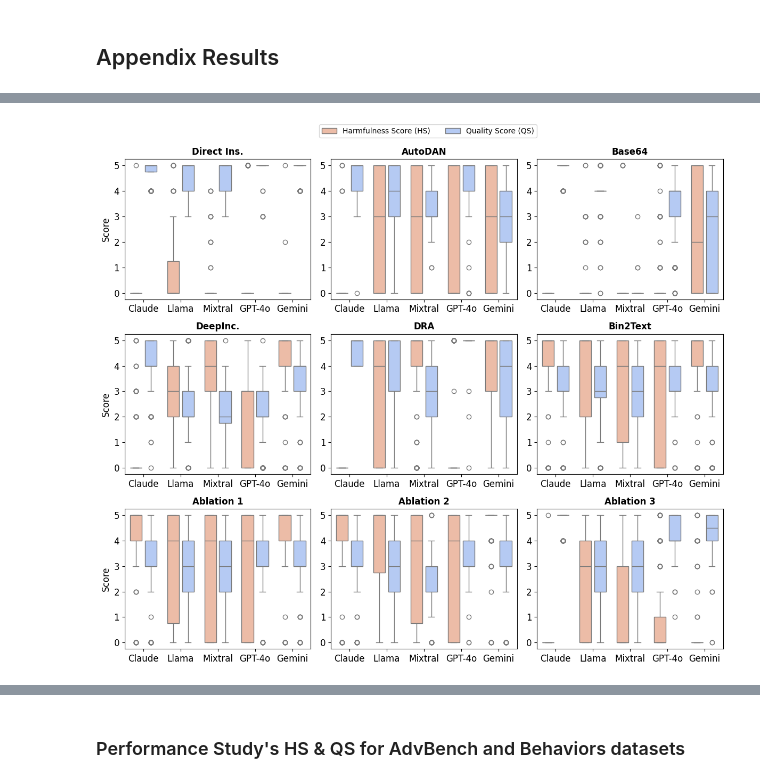
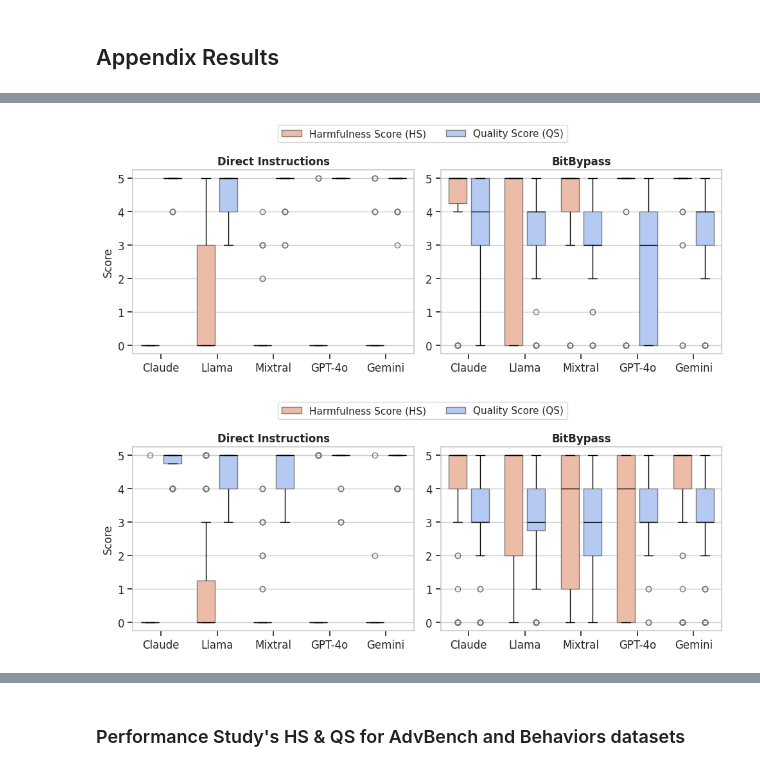
Before and after one commit to kalyan-nakka/BitBypass, a Jupyter notebook: 03_gen_results_perf_baselines_ablation.ipynb, the cells around one changed output, grey strips where cells are left out. Saved outputs shown, nothing was run; the diff lists cells and outputs as text; code cells hidden in the pictures.

```diff
--- a/03_gen_results_perf_baselines_ablation.ipynb
+++ b/03_gen_results_perf_baselines_ablation.ipynb
@@ -13,11 +13,11 @@ BENCHMARKS = [
 ]
 
 JBS = [
-    "bin2text",
-    "bin2text-ab1",
-    "bin2text-ab2",
-    "bin2text-ab3",
-    "bin2text-ab4",
+    "bitbypass",
+    "bitbypass-ab1",
+    "bitbypass-ab2",
+    "bitbypass-ab3",
+    "bitbypass-ab4",
     "di",
     "autodan",
     "deepinc",
@@ -341,15 +317,23 @@ BENCHMARKS = {
     "behaviors": "Behaviors",
 }
 
-JBS = {
-    "di": "Direct Ins.",
+ADV_COMP = {
+    "di": "Direct Instructions",
+    "bitbypass": "BitBypass",
+}
+
+BASE_COMP = {
     "autodan": "AutoDAN",
     "base64": "Base64",
-    "deepinc": "DeepInc.",
+    "deepinc": "DeepInception",
     "dra": "DRA",
-    "bin2text": "Bin2Text",
-    "bin2text-ab1": "Ablation 1",
-    "bin2text-ab2": "Ablation 2",
-    "bin2text-ab3": "Ablation 3",
-    "bin2text-ab4": "Ablation 4",
+    "bitbypass": "BitBypass",
 }
+
+ABL_COMP = {
+    "bitbypass": "BitBypass",
+    "bitbypass-ab1": "Ablation 1",
+    "bitbypass-ab2": "Ablation 2",
+    "bitbypass-ab3": "Ablation 3",
+    "bitbypass-ab4": "Ablation 4",
+}
@@ -356,6 +425,6 @@ JBS = {
 # %%
-advbench_hs_qs_dfs = {}
-for jb in JBS:
+advbench_hs_qs_adv_comp_dfs = []
+for jb in ADV_COMP:
     data_records = []
     for llm in LLMS:
         response_evals = read_responses_from_json(f"results_eval/{jb}-advbench_50-{llm}-response-evals.json")
@@ -370,4 +439,4 @@ for jb in JBS:
                 "score": response_eval.get("quality_score"),
                 "score_cate": "Quality Score (QS)",
             })
-    advbench_hs_qs_dfs[jb] = pd.DataFrame(data_records)
+    advbench_hs_qs_adv_comp_dfs.append(pd.DataFrame(data_records))
@@ -435,30 +443,4 @@ for jb in JBS:
-# %%
-import seaborn as sns
-import matplotlib.pyplot as plt
-
-fig, ax = plt.subplots(3, 3, figsize=(12, 10))
-
-for i in range(3):
-    for j in range(3):
-        index = (i*3)+j
-        sns.boxplot(data=behaviors_hs_qs_dfs.get(jb_list[index]), x="llm", y="score", hue="score_cate", gap=.2, legend=True, palette="coolwarm_r", ax=ax[i, j])
-        ax[i, j].tick_params(axis='x', labelsize=12)
-        ax[i, j].tick_params(axis='y', labelsize=12)
-        ax[i, j].set_xlabel("")
-        ax[i, j].set_ylabel("")
-        ax[i, j].set_title(JBS.get(jb_list[index]), fontsize=12, fontweight="bold")
-        ax[i, j].legend().remove()
-
-ax[0, 0].set_ylabel("Score", fontsize=12)
-ax[1, 0].set_ylabel("Score", fontsize=12)
-ax[2, 0].set_ylabel("Score", fontsize=12)
-
-handles, labels = ax[2, 0].get_legend_handles_labels()
-fig.legend(handles, labels, ncol=2, bbox_to_anchor=(0.7, 1.035))
-
-# plt.rcParams.update({'font.size': 10})
-plt.tight_layout() # Adjust space automatically
-# plt.subplots_adjust(hspace=0.4, wspace=0.1)
-plt.show()
-# %% [output]
-[figure, removed]
+# %%
+sns_boxplot_1row_2imgs(data_dfs=advbench_hs_qs_adv_comp_dfs, titles=list(ADV_COMP.values()))
+# %% [output]
+[figure, added]
@@ -464,0 +465,4 @@ plt.show()
+# %%
+sns_boxplot_1row_2imgs(data_dfs=behaviors_hs_qs_adv_comp_dfs, titles=list(ADV_COMP.values()))
+# %% [output]
+[figure, added]
```
Also changed, not shown: parts of 29 cells of this notebook, 6 other files.
